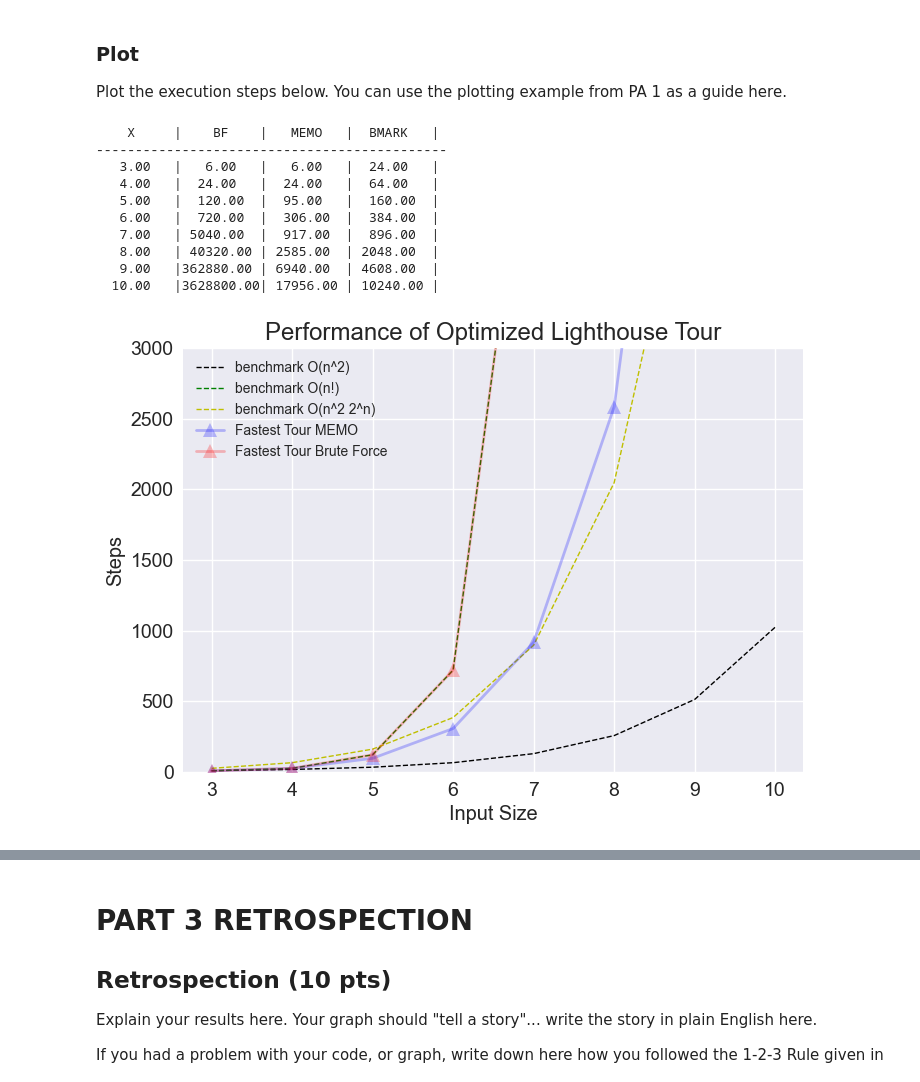
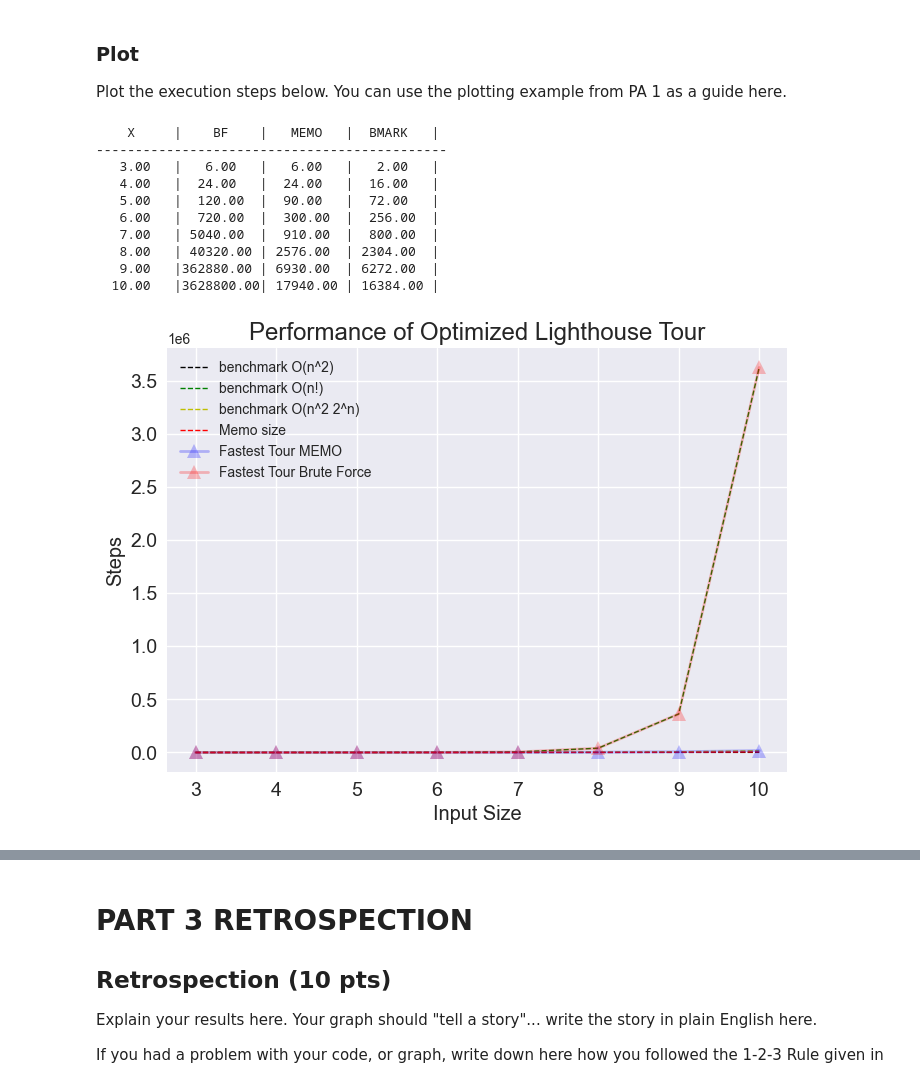
Before and after one commit to eved1018/EN.605.621.84.FA25, a Jupyter notebook: Mod5/EdelsteinEvan_P3.ipynb, the cells around one changed output, grey strips where cells are left out. Cells and saved outputs as stored; diff of their text form; code cells hidden in the pictures.

```diff
--- a/Mod5/EdelsteinEvan_P3.ipynb
+++ b/Mod5/EdelsteinEvan_P3.ipynb
@@ -251,7 +251,7 @@ def fastest_tour_memo(start_light: str, L: list[str]) -> tuple[list[str], float,
     best_time = inf  # used to store the time for the best_tour sequence
     all_steps = 0
     L = list_minus(L, start_light)
-    memo_lookup_key = (start_light, tuple(L))
+    memo_lookup_key = (start_light, frozenset(L))
     if len(L) == 0:
         return [start_light], 0, 1
 
@@ -320,7 +320,7 @@ def fastest_tour_wrapper_memo(L: list[str], travel_time_dict: dict[tuple[str, st
     # print("MEMO - The best time is: ", best_time)
     # print("MEMO - # of steps: ", all_steps)
     # print(len(memo))
-    return best_tour, best_time, all_steps, tours
+    return best_tour, best_time, all_steps, tours, len(memo)
 
 
 def fastest_tour_wrapper_bf(L: list[str], travel_time_dict: dict[tuple[str, str], float]):
@@ -356,7 +356,7 @@ def fastest_tour_wrapper_bf(L: list[str], travel_time_dict: dict[tuple[str, str]
     return best_tour, best_time, all_steps, tours
 
 
-best_tour, best_time, all_steps, tours = fastest_tour_wrapper_memo(
+best_tour, best_time, all_steps, tours, memo_size = fastest_tour_wrapper_memo(
     L, TRAVEL_TIME)
 print("The best tour is: ", ', '.join(best_tour))
 print("The best time is: ", best_time)
@@ -466,16 +466,18 @@ START, STOP = 3, 11
 def make_examples(start, stop):
     myresults_bf = []
     myresults_memo = []
-    for i in range(START, STOP):
+    memo_sizes = []
+    for i in range(start, stop):
         time_dict, L = random_lighthouses(i)
-        best_tour, best_time, steps, tours = fastest_tour_wrapper_memo(L, time_dict)
+        best_tour, best_time, steps, tours, memo_size = fastest_tour_wrapper_memo(L, time_dict)
+        memo_sizes.append(memo_size)
         myresults_memo.append(steps)
         best_tour, best_time, steps, tours = fastest_tour_wrapper_bf(L, time_dict)
         myresults_bf.append(steps)
-    return myresults_bf, myresults_memo
+    return myresults_bf, myresults_memo, memo_sizes
 
 
-myresults_bf, myresults_memo = make_examples(START, STOP)
+myresults_bf, myresults_memo, memo_sizes = make_examples(START, STOP)
 print("Xvals=", list(range(START, STOP)))
 print(f"{myresults_memo=}")
 print(f"{myresults_bf=}")
@@ -487,7 +489,7 @@ myresults_bf=[6, 24, 120, 720, 5040, 40320, 362880, 3628800]
 ### Plot
 Plot the execution steps below.  You can use the plotting example from PA 1 as a guide here.
 # %%
-# %matplotlib inline
+%matplotlib inline
 from math import factorial
 import matplotlib.pyplot as plt
 plt.style.use('seaborn-v0_8')
@@ -501,17 +503,41 @@ def print_table(xaxis, bf_vals, memo_vals, bmark_vals):
 
 
 def bmark(n):
-    return n * 2**n
+    n = n-2
+    return n**2 * 2**n
 
 
-def plot(xvals, myresults_bf, myresults_memo):
+def plot_memo_size(xvals, memo_sizes):
+    # plt.rcParams['figure.figsize'] = [20,10]
+    plt.figure()
+    plt.title("Size of Memo in Optimized Lighthouse Tour", size="xx-large")
+    plt.ylabel("Steps", size="x-large")
+    plt.xlabel("Input Size", size="x-large")
+    plt.ylim([0, 3000])  # y-axis scale
+
+    yTestVals1 = []
+    for i in range(START, STOP):
+        i = i-2
+        yTestVals1.append(i * 2**i)
+
+    plt.plot(xvals, yTestVals1, "k^--", markersize=0,
+             linewidth=1, label="benchmark O(n * n^2)")
+
+    plt.plot(xvals, memo_sizes, "g^--", markersize=0,
+             linewidth=1, label="Memo size")
+    plt.tick_params(axis="both", which="major", labelsize=14)
+    plt.legend()
+    plt.show()
+
+def plot_steps(xvals, myresults_bf, myresults_memo, limit=True):
 
     # plt.rcParams['figure.figsize'] = [20,10]
     plt.figure()
     plt.title("Performance of Optimized Lighthouse Tour", size="xx-large")
     plt.ylabel("Steps", size="x-large")
     plt.xlabel("Input Size", size="x-large")
-    plt.ylim([0, 3000])  # y-axis scale
+    if limit:
+        plt.ylim([0, 3000])  # y-axis scale
 
     # The "b^-" has meaning - "b" means blue, "^" means triangles (try *, s, o),
     # "-" means draw a line
@@ -519,42 +545,50 @@ def plot(xvals, myresults_bf, myresults_memo):
     yTestVals2 = []
     yTestVals3 = []
     # generate bench mark data
 
     for i in range(START, STOP):
         yTestVals1.append(2**i)
         yTestVals2.append(factorial(i))
         yTestVals3.append(bmark(i))
 
     plt.plot(xvals, yTestVals1, "k^--", markersize=0,
              linewidth=1, label="benchmark O(n^2)")
     plt.plot(xvals, yTestVals2, "g^--", markersize=0,
              linewidth=1, label="benchmark O(n!)")
     plt.plot(xvals, yTestVals3, "y^--", markersize=0,
              linewidth=1, label="benchmark O(n^2 2^n)")
 
+    plt.plot(xvals, memo_sizes, "r^--", markersize=0,
+             linewidth=1, label="Memo size")
+
     plt.plot(xvals, myresults_memo, "b^-", markersize=10,
              linewidth=2, label="Fastest Tour MEMO",  alpha=0.25)
     plt.plot(xvals, myresults_bf, "r^-", markersize=10, linewidth=2,
              label="Fastest Tour Brute Force",  alpha=0.25)
     plt.tick_params(axis="both", which="major", labelsize=14)
     plt.legend()
     plt.show()
 
 
 xvals = [i for i in range(START, STOP)]
-myresults_bf, myresults_memo = make_examples(START, STOP)
-print_table(xvals, myresults_bf, myresults_memo, [bmark(i) for i in xvals])
+bs = [bmark(i) for i in xvals]
+myresults_bf, myresults_memo, memo_sizes = make_examples(START, STOP)
+print_table(xvals, myresults_bf, myresults_memo,bs )
 
-plot(xvals, myresults_bf, myresults_memo)
+plot_steps(xvals, myresults_bf, myresults_memo, False)
+plot_steps(xvals, myresults_bf, myresults_memo, True)
+plot_memo_size(xvals, memo_sizes)
+
+print([i-j for i,j in zip(myresults_memo, bs)])
 # %% [output]
     X     |    BF    |   MEMO   |  BMARK   |
 ---------------------------------------------
-   3.00   |   6.00   |   6.00   |  24.00   |
-   4.00   |  24.00   |  24.00   |  64.00   |
-   5.00   |  120.00  |  95.00   |  160.00  |
-   6.00   |  720.00  |  306.00  |  384.00  |
-   7.00   | 5040.00  |  917.00  |  896.00  |
-   8.00   | 40320.00 | 2585.00  | 2048.00  |
-   9.00   |362880.00 | 6940.00  | 4608.00  |
-  10.00   |3628800.00| 17956.00 | 10240.00 |
+   3.00   |   6.00   |   6.00   |   2.00   |
+   4.00   |  24.00   |  24.00   |  16.00   |
+   5.00   |  120.00  |  90.00   |  72.00   |
+   6.00   |  720.00  |  300.00  |  256.00  |
+   7.00   | 5040.00  |  910.00  |  800.00  |
+   8.00   | 40320.00 | 2576.00  | 2304.00  |
+   9.00   |362880.00 | 6930.00  | 6272.00  |
+  10.00   |3628800.00| 17940.00 | 16384.00 |
-[figure, old version]
+[figure, new version]
```
Also changed, not shown: parts of 6 cells of this notebook.
